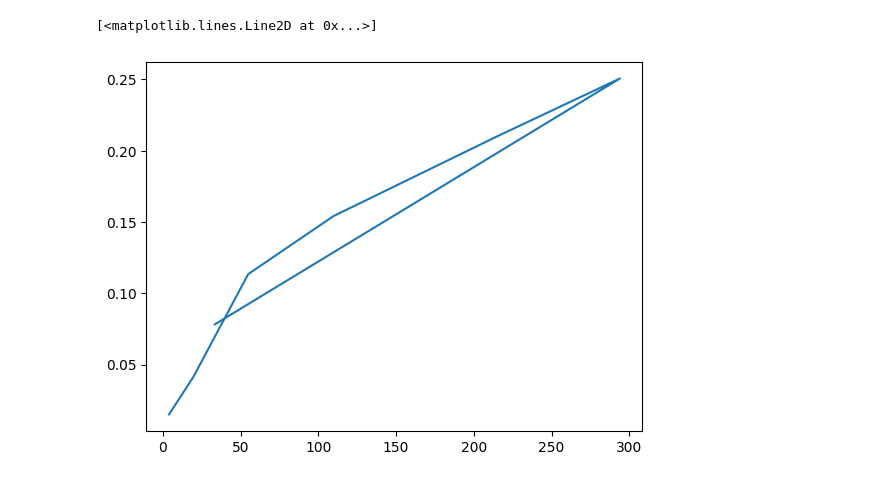
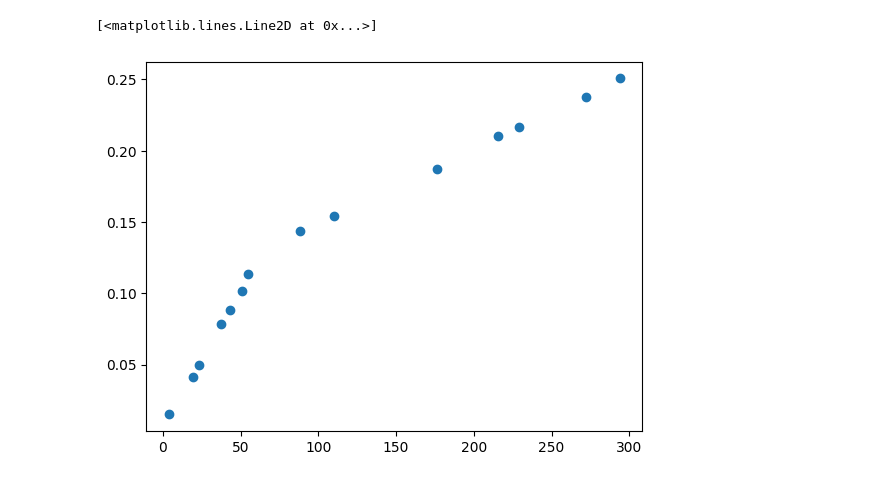
Before and after one commit to RedBrean/term2, a Jupyter notebook: labs/131/131.ipynb, the cells around one changed output. Saved outputs shown, nothing was run; the diff lists cells and outputs as text; code cells hidden in the pictures.

Commit message:
data 131

```diff
--- a/labs/131/131.ipynb
+++ b/labs/131/131.ipynb
@@ -289,13 +289,13 @@ class DData():
 # %%
 p_k = 1.96
 l = DData(500, 5, E = -3)
 l.E = 0
 D= DData(5.1, 0.05, E=-3)
 D.E = 0
-data = pd.read_csv("data.csv")
-data["Q"] = data["Q0"]/60
-data["P"] = data["P0"]*p_k
-plt.plot(data["P"],data["Q"], "o")
+data_1_1 = pd.read_csv("data_1_1.csv")
+data_1_1["Q"] = data_1_1["Q0"]/60
+data_1_1["P"] = data_1_1["P0"]*p_k
+plt.plot(data_1_1["P"],data_1_1["Q"], "o")
 # %% [output]
 [<matplotlib.lines.Line2D at 0x...>]
-[figure, old version]
+[figure, new version]
```
Also changed, not shown: parts of 3 cells of this notebook, 1 other file.
